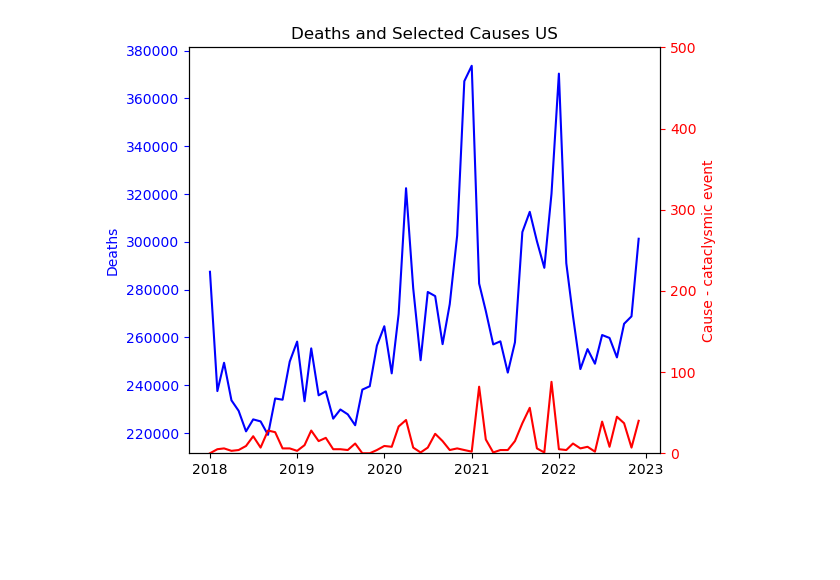
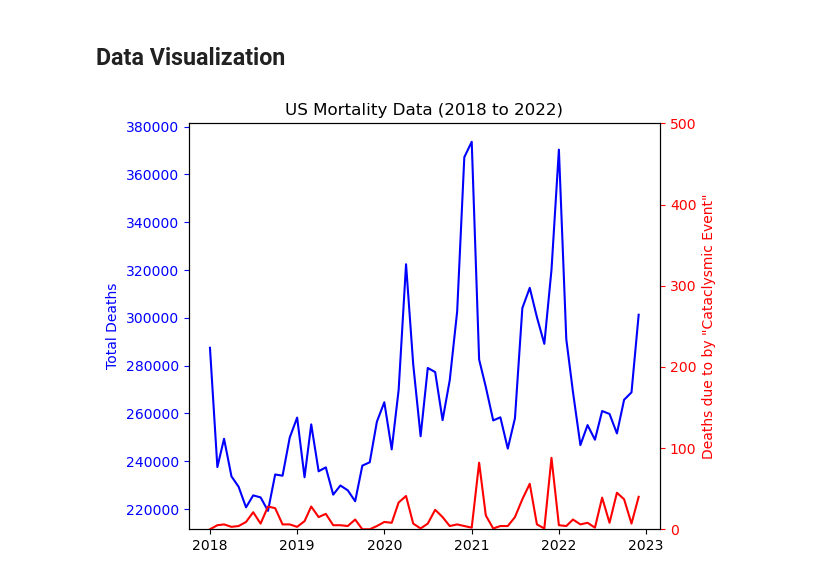
Before and after one commit to mikeszumski/Project_One_Repo, a Jupyter notebook: CDCmortalityaggregated.ipynb, the cells around one changed output. Drawn from its saved outputs; the diff is of its cells as text; code cells hidden in the pictures; blank space fills up the shorter version.

Commit message:
added additional code comments to mortality data code

```diff
--- a/CDCmortalityaggregated.ipynb
+++ b/CDCmortalityaggregated.ipynb
@@ -73,21 +115,23 @@ mortality5yrsdf.drop(['year','month'],axis=1,inplace=True)
+# %% [markdown]
+## Data Visualization
 # %%
 #visualization.  put the deaths on separate axis from the causes
 import matplotlib.pyplot as plt
 fig, ax1 = plt.subplots()
 ax1.plot(mortality5yrsdf.index, mortality5yrsdf['deaths'], color='b')
-ax1.set_ylabel('Deaths', color='b')
+ax1.set_ylabel('Total Deaths', color='b')
 ax1.tick_params('y', colors='b')
 
 # Create a twin axis on the right to plot column 'B'
 ax2 = ax1.twinx()
 ax2.plot(mortality5yrsdf.index, mortality5yrsdf['cause_cataclysm'], color='r')
 #ax2.plot(mortality5yrsdf.index, mortality5yrsdf['cause_heart'], color='orange')
 #ax2.plot(mortality5yrsdf.index, mortality5yrsdf['cause_stroke'], color='violet')
-ax2.set_ylabel('Cause - cataclysmic event', color='r')
+ax2.set_ylabel('Deaths due to by "Cataclysmic Event"', color='r')
 ax2.set_ylim([0,500])
 ax2.tick_params('y', colors='r')
-plt.title('Deaths and Selected Causes US')
+plt.title('US Mortality Data (2018 to 2022)')
 plt.tight_layout()
 plt.show()
 # %% [output]
-[figure, old version]
+[figure, new version]
```
Also changed, not shown: parts of 13 cells of this notebook.
